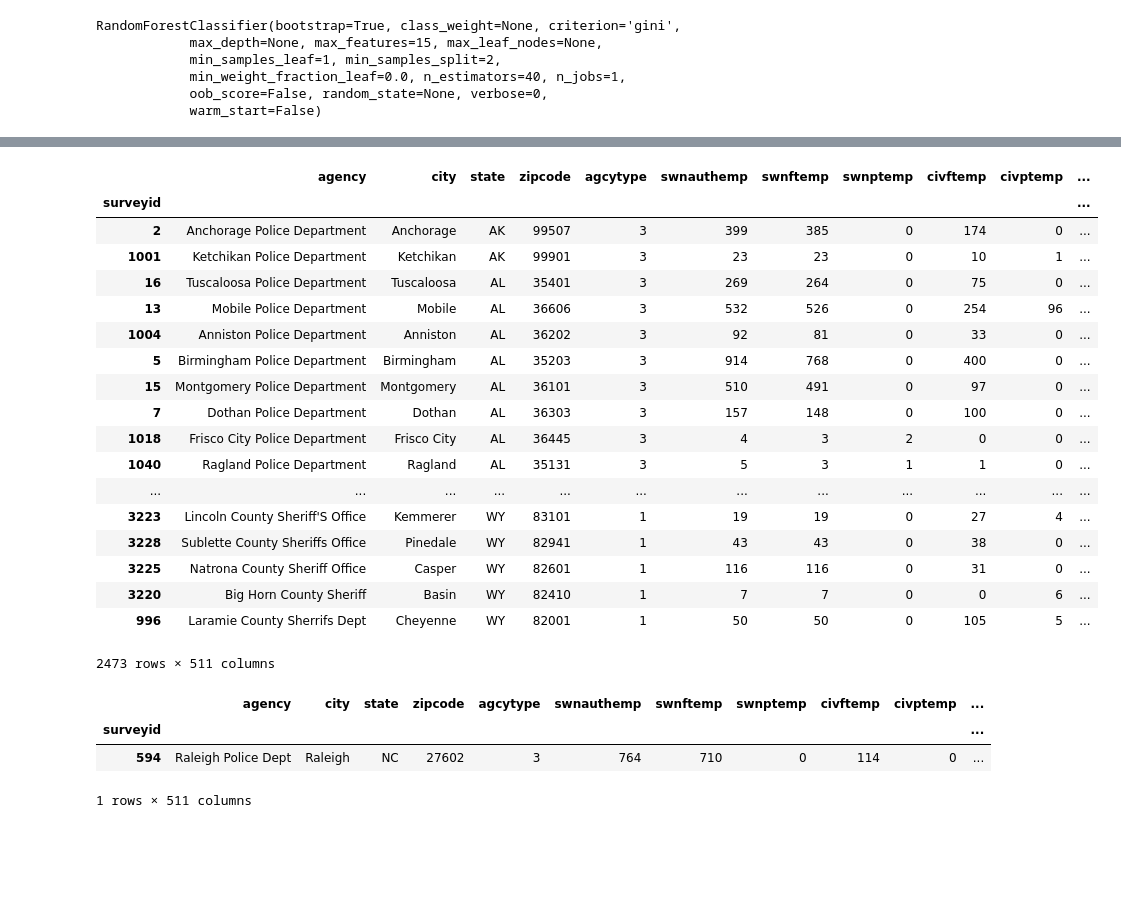
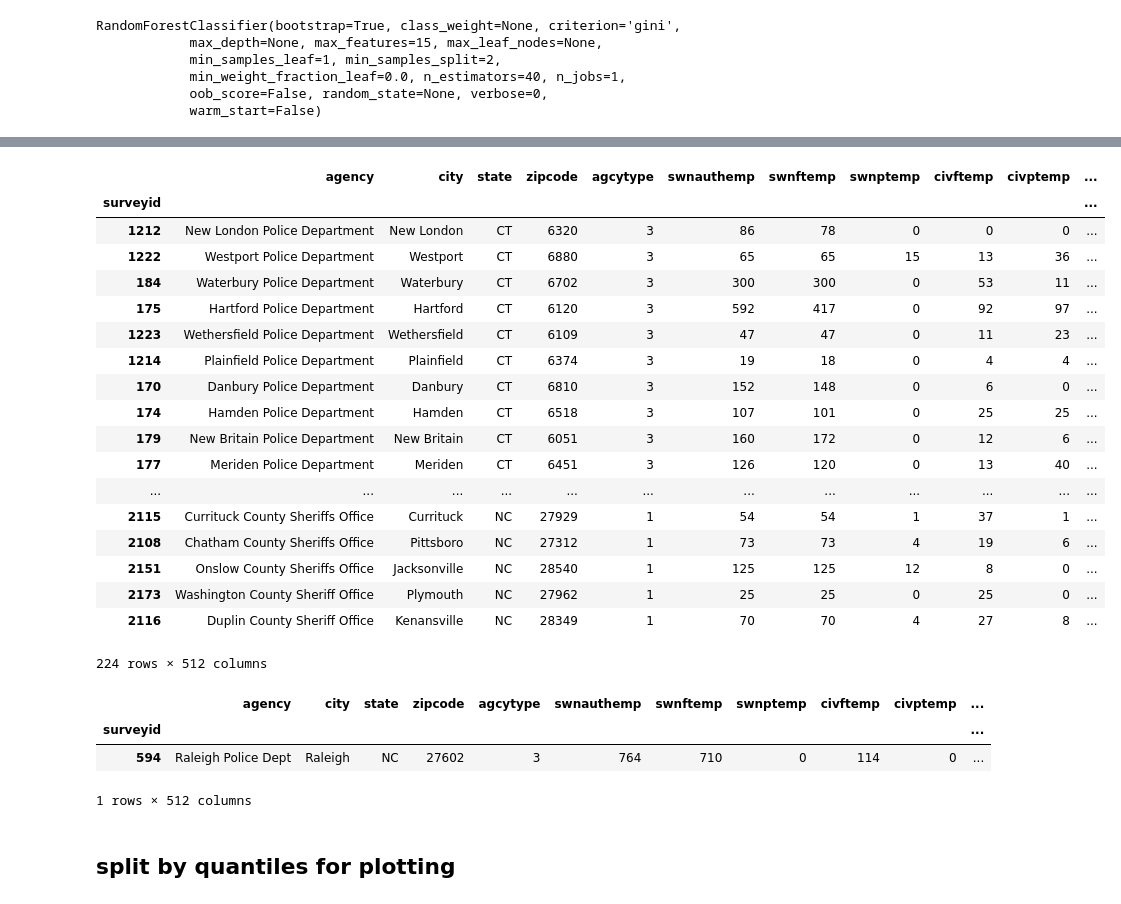
Before and after one commit to along528/insight, a Jupyter notebook: models/build_db_for_app.ipynb, the cells around one changed output, grey strips where cells are left out. Drawn from its saved outputs; the diff is of its cells as text; code cells hidden in the pictures; blank space fills up the shorter version.

```diff
--- a/models/build_db_for_app.ipynb
+++ b/models/build_db_for_app.ipynb
@@ -65,33 +81,40 @@ df_all
+# %%
+df_all['rpsi_final'] =  df_all['rpsi_predicted']
+df_all['rpsi_final']
+for index,series in df_all.iterrows():
+    if series['is_measured']:
+        df_all.loc[index,'rpsi_final'] = categorize(series['rpsi'])
+df_all[df_all['is_measured']]
+# %% [output]
+|  | agency | city | state | zipcode | agcytype | swnauthemp | swnftemp | swnptemp | civftemp | civptemp | ... |
+| surveyid |  |  |  |  |  |  |  |  |  |  | ... |
+| 1212 | New London Police Department | New London | CT | 6320 | 3 | 86 | 78 | 0 | 0 | 0 | ... |
+| 1222 | Westport Police Department | Westport | CT | 6880 | 3 | 65 | 65 | 15 | 13 | 36 | ... |
+| 184 | Waterbury Police Department | Waterbury | CT | 6702 | 3 | 300 | 300 | 0 | 53 | 11 | ... |
+| 175 | Hartford Police Department | Hartford | CT | 6120 | 3 | 592 | 417 | 0 | 92 | 97 | ... |
+| 1223 | Wethersfield Police Department | Wethersfield | CT | 6109 | 3 | 47 | 47 | 0 | 11 | 23 | ... |
+| 1214 | Plainfield Police Department | Plainfield | CT | 6374 | 3 | 19 | 18 | 0 | 4 | 4 | ... |
+| 170 | Danbury Police Department | Danbury | CT | 6810 | 3 | 152 | 148 | 0 | 6 | 0 | ... |
+| 174 | Hamden Police Department | Hamden | CT | 6518 | 3 | 107 | 101 | 0 | 25 | 25 | ... |
+| 179 | New Britain Police Department | New Britain | CT | 6051 | 3 | 160 | 172 | 0 | 12 | 6 | ... |
+| 177 | Meriden Police Department | Meriden | CT | 6451 | 3 | 126 | 120 | 0 | 13 | 40 | ... |
+| ... | ... | ... | ... | ... | ... | ... | ... | ... | ... | ... | ... |
+| 2115 | Currituck County Sheriffs Office | Currituck | NC | 27929 | 1 | 54 | 54 | 1 | 37 | 1 | ... |
+| 2108 | Chatham County Sheriffs Office | Pittsboro | NC | 27312 | 1 | 73 | 73 | 4 | 19 | 6 | ... |
+| 2151 | Onslow County Sheriffs Office | Jacksonville | NC | 28540 | 1 | 125 | 125 | 12 | 8 | 0 | ... |
+| 2173 | Washington County Sheriff Office | Plymouth | NC | 27962 | 1 | 25 | 25 | 0 | 25 | 0 | ... |
+| 2116 | Duplin County Sheriff Office | Kenansville | NC | 28349 | 1 | 70 | 70 | 4 | 27 | 8 | ... |
+224 rows × 512 columns
 # %%
 df_all.to_sql('app_db',process.engine,if_exists='replace')
 # %%
 df_all.to_csv('app_db.csv')
-# %%
-df_all
-# %% [output]
-|  | agency | city | state | zipcode | agcytype | swnauthemp | swnftemp | swnptemp | civftemp | civptemp | ... |
-| surveyid |  |  |  |  |  |  |  |  |  |  | ... |
-| 2 | Anchorage Police Department | Anchorage | AK | 99507 | 3 | 399 | 385 | 0 | 174 | 0 | ... |
-| 1001 | Ketchikan Police Department | Ketchikan | AK | 99901 | 3 | 23 | 23 | 0 | 10 | 1 | ... |
-| 16 | Tuscaloosa Police Department | Tuscaloosa | AL | 35401 | 3 | 269 | 264 | 0 | 75 | 0 | ... |
-| 13 | Mobile Police Department | Mobile | AL | 36606 | 3 | 532 | 526 | 0 | 254 | 96 | ... |
-| 1004 | Anniston Police Department | Anniston | AL | 36202 | 3 | 92 | 81 | 0 | 33 | 0 | ... |
-| 5 | Birmingham Police Department | Birmingham | AL | 35203 | 3 | 914 | 768 | 0 | 400 | 0 | ... |
-| 15 | Montgomery Police Department | Montgomery | AL | 36101 | 3 | 510 | 491 | 0 | 97 | 0 | ... |
-| 7 | Dothan Police Department | Dothan | AL | 36303 | 3 | 157 | 148 | 0 | 100 | 0 | ... |
-| 1018 | Frisco City Police Department | Frisco City | AL | 36445 | 3 | 4 | 3 | 2 | 0 | 0 | ... |
-| 1040 | Ragland Police Department | Ragland | AL | 35131 | 3 | 5 | 3 | 1 | 1 | 0 | ... |
-| ... | ... | ... | ... | ... | ... | ... | ... | ... | ... | ... | ... |
-| 3223 | Lincoln County Sheriff'S Office | Kemmerer | WY | 83101 | 1 | 19 | 19 | 0 | 27 | 4 | ... |
-| 3228 | Sublette County Sheriffs Office | Pinedale | WY | 82941 | 1 | 43 | 43 | 0 | 38 | 0 | ... |
-| 3225 | Natrona County Sheriff Office | Casper | WY | 82601 | 1 | 116 | 116 | 0 | 31 | 0 | ... |
-| 3220 | Big Horn County Sheriff | Basin | WY | 82410 | 1 | 7 | 7 | 0 | 0 | 6 | ... |
-| 996 | Laramie County Sherrifs Dept | Cheyenne | WY | 82001 | 1 | 50 | 50 | 0 | 105 | 5 | ... |
-2473 rows × 511 columns
 # %%
 df_all[df_all['agency'].str.contains('raleigh'.title())]
 # %% [output]
 |  | agency | city | state | zipcode | agcytype | swnauthemp | swnftemp | swnptemp | civftemp | civptemp | ... |
 | surveyid |  |  |  |  |  |  |  |  |  |  | ... |
 | 594 | Raleigh Police Dept | Raleigh | NC | 27602 | 3 | 764 | 710 | 0 | 114 | 0 | ... |
-1 rows × 511 columns
+1 rows × 512 columns
+# %% [markdown]
+## split by quantiles for plotting
```
Also changed, not shown: parts of 8 cells of this notebook, 7 other files.
